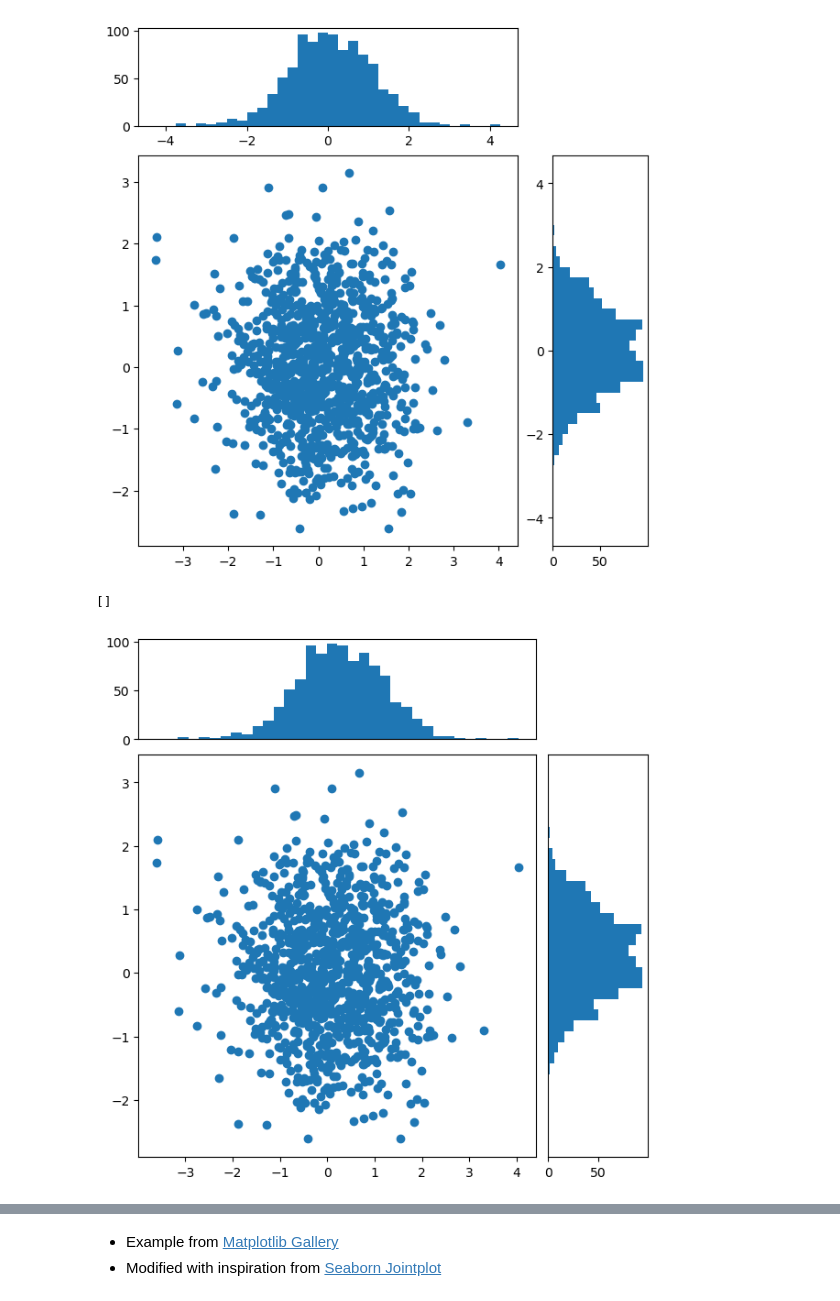
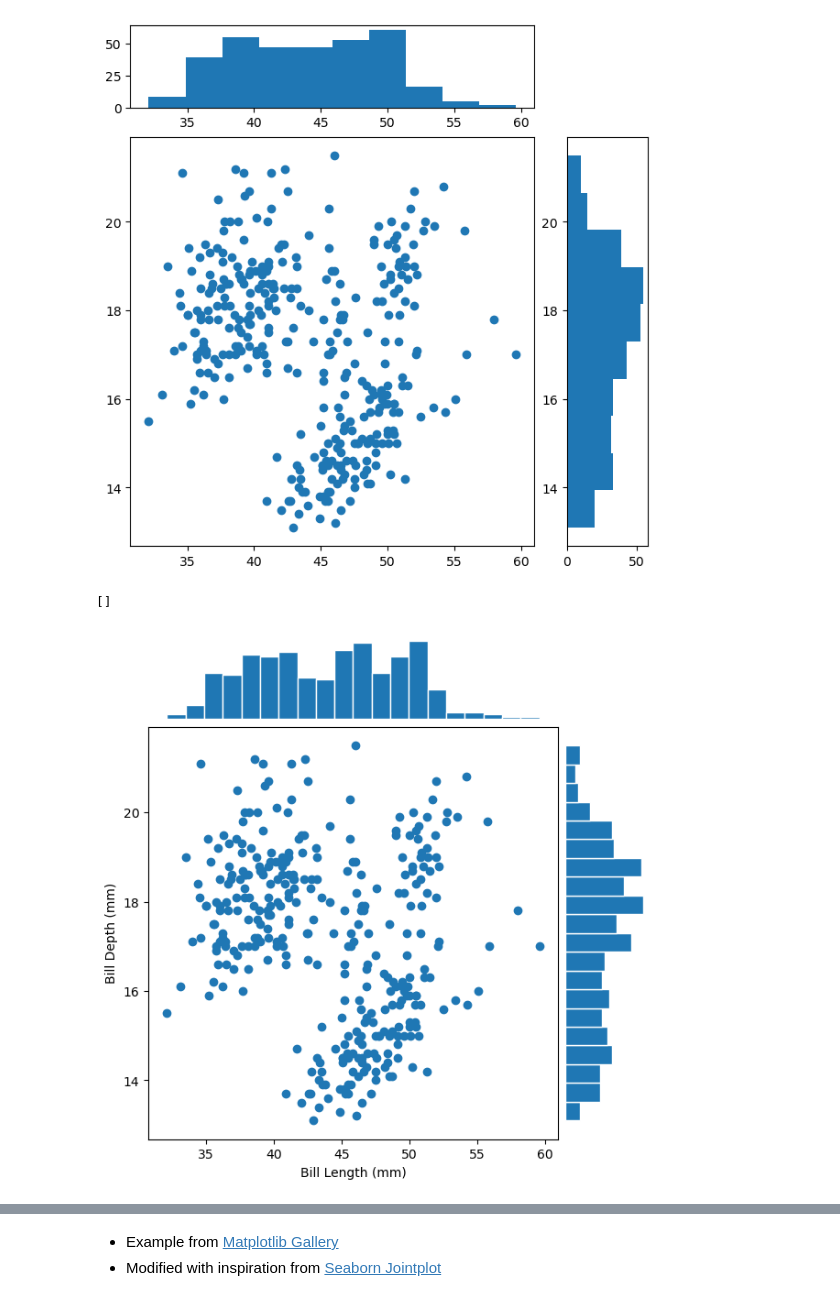
Before and after one commit to jkantorow/nucommlab-datavis-workshop, a Jupyter notebook: day-2/c_scatter_with_hist.ipynb, the cells around one changed output, grey strips where cells are left out. Saved outputs shown, nothing was run; the diff lists cells and outputs as text; code cells hidden in the pictures.

Commit message:
swap to penguins dataset | refactor code and code block sequence

```diff
--- a/day-2/c_scatter_with_hist.ipynb
+++ b/day-2/c_scatter_with_hist.ipynb
@@ -19,3 +12,8 @@ bins = np.arange(-lim, lim + binwidth, binwidth)
+# %%
+penguins = sns.load_dataset('penguins').dropna().reset_index(drop=True)
+
+x = penguins['bill_length_mm']
+y = penguins['bill_depth_mm']
 # %%
 fig, ax = plt.subplots()
 scatter = ax.scatter(x, y)
@@ -42,29 +45,46 @@ histy = axs['histy'].hist(y, orientation='horizontal')
 fig, axs = plt.subplot_mosaic([['histx', '.'],
                                ['scatter', 'histy']],
                                figsize=(6, 6),
-                               width_ratios=(4, 1),
-                               height_ratios=(1, 4),
+                               width_ratios=(5, 1),
+                               height_ratios=(1, 5),
                                layout='constrained')
 
+# For the central scatter plot:
 scatter = axs['scatter'].scatter(x, y)
-histx = axs['histx'].hist(x, bins=bins)
-histy = axs['histy'].hist(y, bins=bins, orientation='horizontal')
+
+# For the top histogram:
+histx = axs['histx'].hist(x)
+
+# For the left histogram:
+histy = axs['histy'].hist(y, orientation='horizontal')
 # %% [output]
-[figure, old version]
+[figure, new version]
 # %%
 fig, axs = plt.subplot_mosaic([['histx', '.'],
                                ['scatter', 'histy']],
                                figsize=(6, 6),
-                               width_ratios=(4, 1),
-                               height_ratios=(1, 4),
+                               width_ratios=(5, 1),
+                               height_ratios=(1, 5),
                                layout='constrained')
 
+# For the central scatter plot:
 scatter = axs['scatter'].scatter(x, y)
-histx = axs['histx'].hist(x, bins=bins)
-histy = axs['histy'].hist(y, bins=bins, orientation='horizontal')
+axs['scatter'].xaxis.set_label_text('Bill Length (mm)')
+axs['scatter'].yaxis.set_label_text('Bill Depth (mm)')
 
+# For the top histogram:
+histx = axs['histx'].hist(x, bins=20,
+                          edgecolor='white')
+axs['histx'].set_frame_on(False)
 axs['histx'].set_xticks([])
+axs['histx'].set_yticks([])
+
+# For the left histogram:
+histy = axs['histy'].hist(y, bins=20,
+                          orientation='horizontal', edgecolor='white')
+axs['histy'].set_frame_on(False)
+axs['histy'].set_xticks([])
 axs['histy'].set_yticks([])
 # %% [output]
 []
-[figure, old version]
+[figure, new version]
```
Also changed, not shown: parts of 12 cells of this notebook.
